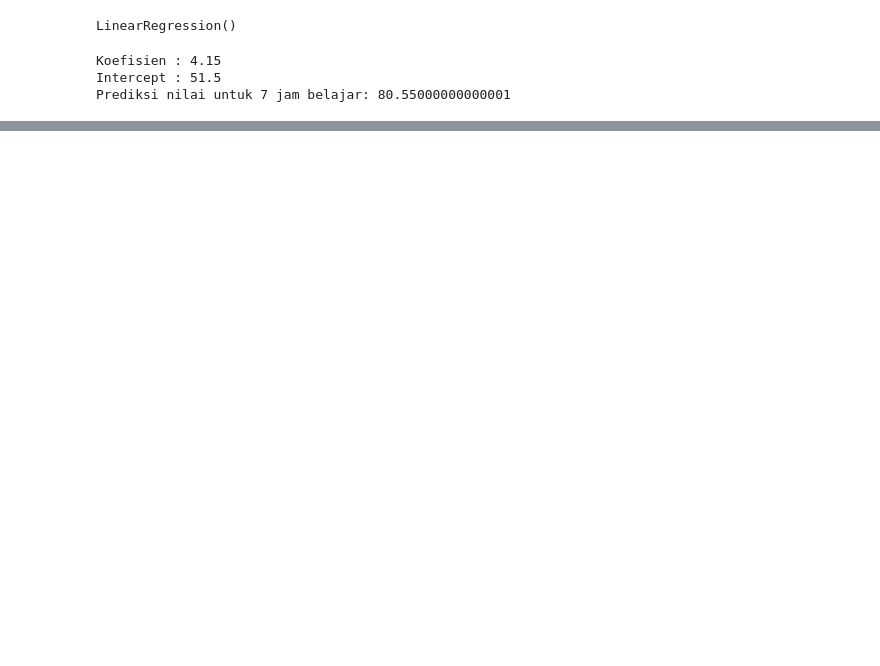
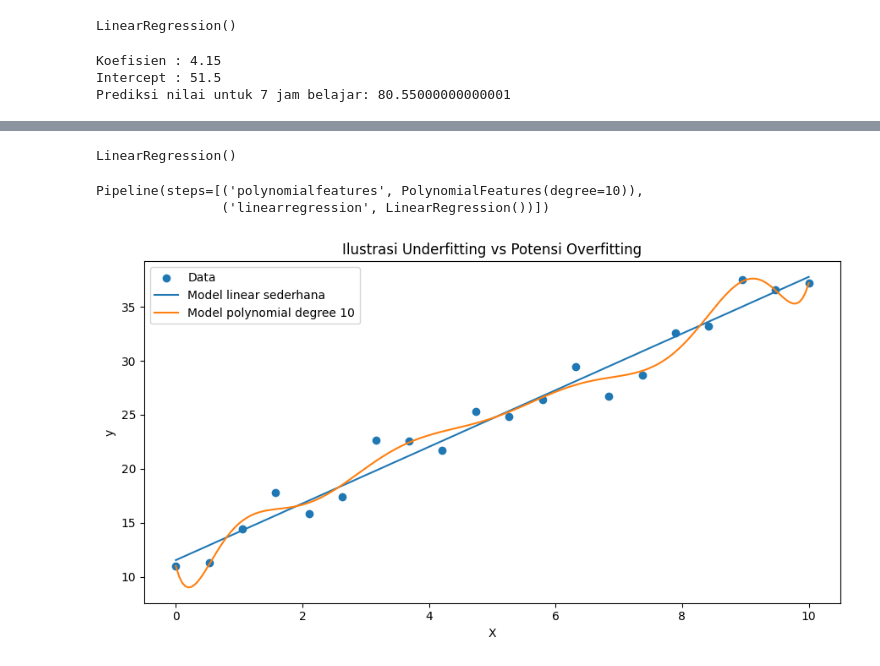
Before and after one commit to yandri918/belajar_machine_learning_buku_ONNO-W-Purba, a Jupyter notebook: Ai_ml_pengantar.ipynb, the cells around one changed output, grey strips where cells are left out. Saved outputs shown, nothing was run; the diff lists cells and outputs as text; code cells hidden in the pictures; blank space fills up the shorter version.

```diff
--- a/Ai_ml_pengantar.ipynb
+++ b/Ai_ml_pengantar.ipynb
@@ -29,0 +109,5 @@ Prediksi nilai untuk 7 jam belajar: 80.55000000000001
+# %%
+model_linear = LinearRegression()
+model_linear.fit(X, y)
+# %% [output]
+LinearRegression()
@@ -29,0 +116,24 @@ Prediksi nilai untuk 7 jam belajar: 80.55000000000001
+# %%
+model_poly = make_pipeline(PolynomialFeatures(degree=10), LinearRegression())
+# %%
+model_poly.fit(X, y)
+# %% [output]
+Pipeline(steps=[('polynomialfeatures', PolynomialFeatures(degree=10)),
+                ('linearregression', LinearRegression())])
+# %%
+X_plot = np.linspace(0, 10, 200).reshape(-1, 1)
+y_linear = model_linear.predict(X_plot)
+y_poly = model_poly.predict(X_plot)
+# %%
+plt.figure(figsize=(9, 5))
+plt.scatter(X, y, label="Data")
+plt.plot(X_plot, y_linear, label="Model linear sederhana")
+plt.plot(X_plot, y_poly, label="Model polynomial degree 10")
+plt.title("Ilustrasi Underfitting vs Potensi Overfitting")
+plt.xlabel("X")
+plt.ylabel("y")
+plt.legend()
+plt.tight_layout()
+plt.show()
+# %% [output]
+[figure, added]
```
Also changed, not shown: parts of 25 cells of this notebook.
